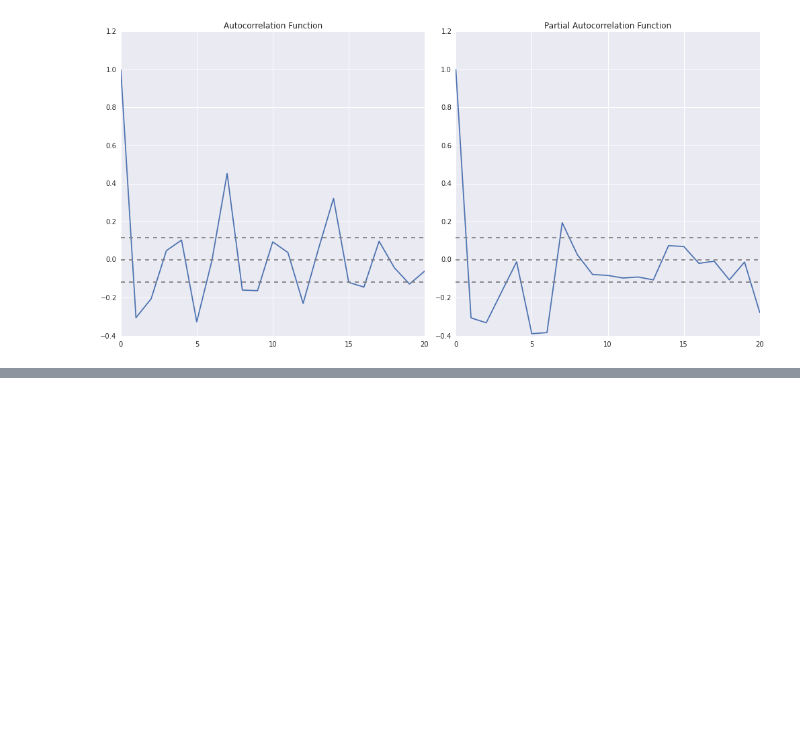
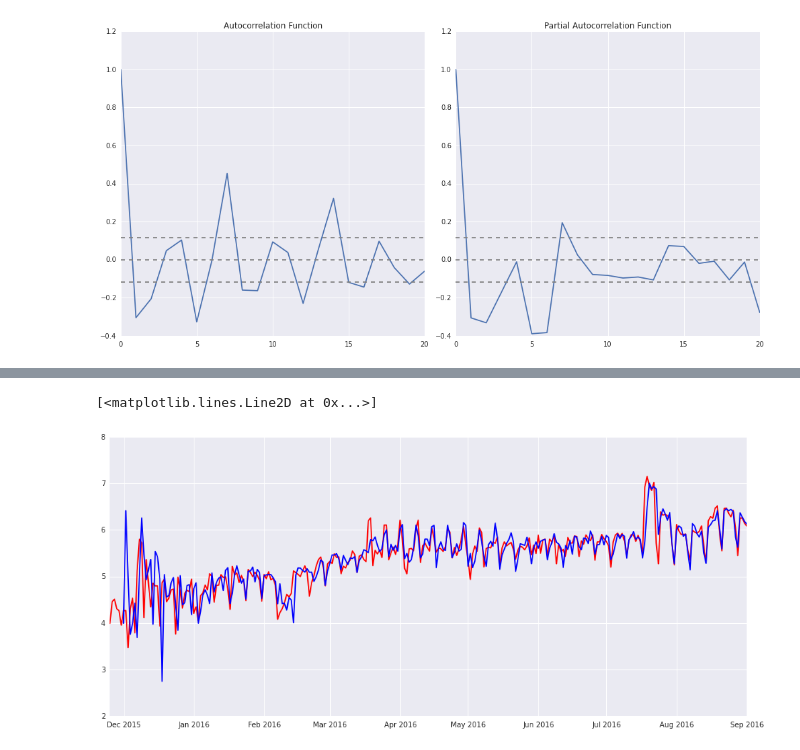
Before and after one commit to LuyiTian/tianchi2017, a Jupyter notebook: play_data/play_data_ipy.ipynb, the cells around one changed output, grey strips where cells are left out. Saved outputs shown, nothing was run; the diff lists cells and outputs as text; code cells hidden in the pictures; blank space fills up the shorter version.

```diff
--- a/play_data/play_data_ipy.ipynb
+++ b/play_data/play_data_ipy.ipynb
@@ -238,0 +230,7 @@ TypeError: unsupported operand type(s) for +: 'int' and 'str'
+# %%
+# requires statsmodels > 0.6.1
+# sudo pip install git+https://github.com/statsmodels/statsmodels.git
+import statsmodels.api as sm
+mod = sm.tsa.statespace.SARIMAX(shop_slice_df, enforce_stationarity=False, trend=[1,1], order=(1,1,1), seasonal_order=(2,1,2,7))
+results = mod.fit()
+print results.summary()
@@ -238,0 +255,8 @@ TypeError: unsupported operand type(s) for +: 'int' and 'str'
+# %%
+pred = results.predict(start = "2015-12-01", end= "2016-09-01", dynamic= False)
+plt.figure(figsize=(16, 7))
+plt.plot_date(x=shop_slice_df.index, y=shop_slice_df.values,fmt="r-")
+plt.plot_date(x=pred.index, y=pred.values,fmt="b-")
+# %% [output]
+[<matplotlib.lines.Line2D at 0x...>]
+[figure, added]
```
Also changed, not shown: parts of 9 cells of this notebook, 1 other file.
